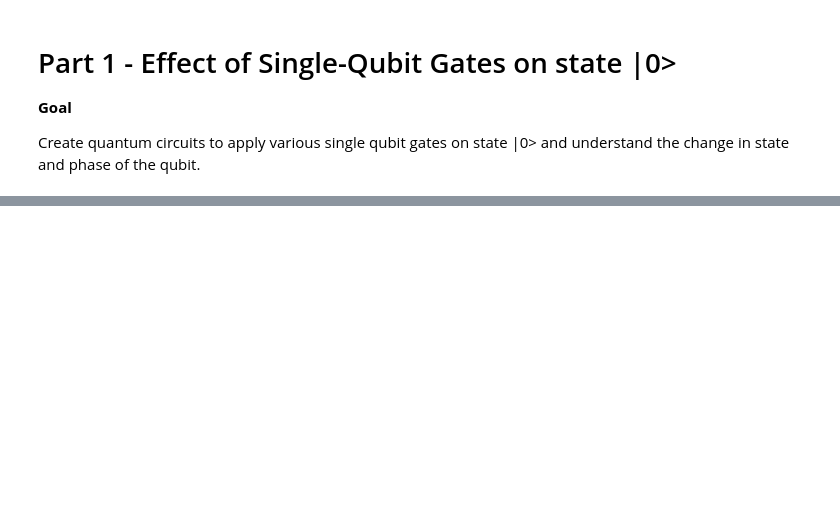
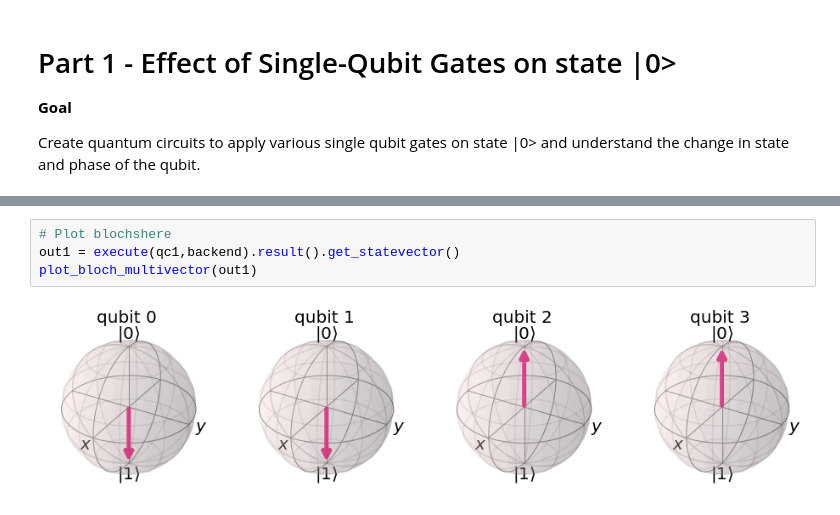
Before and after one commit to shhesterka04/q_prj, a Jupyter notebook: qiskit_lab2.ipynb, the cells around one changed output, grey strips where cells are left out. Drawn from its saved outputs; the diff is of its cells as text; blank space fills up the shorter version.

```diff
--- a/qiskit_lab2.ipynb
+++ b/qiskit_lab2.ipynb
@@ -32,0 +41,6 @@ Create quantum circuits to apply various single qubit gates on state |0> and und
+# %%
+# Plot blochshere
+out1 = execute(qc1,backend).result().get_statevector()
+plot_bloch_multivector(out1)
+# %% [output]
+[figure, added]
```
Also changed, not shown: parts of 18 cells of this notebook.
